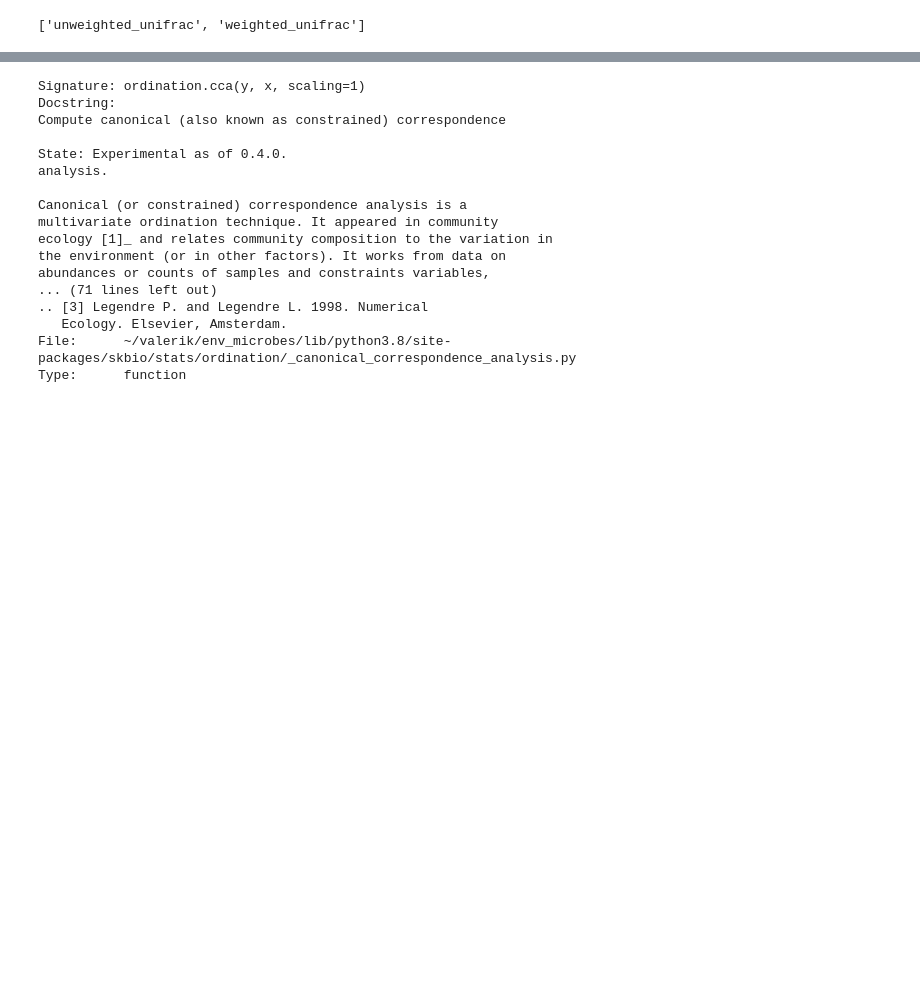
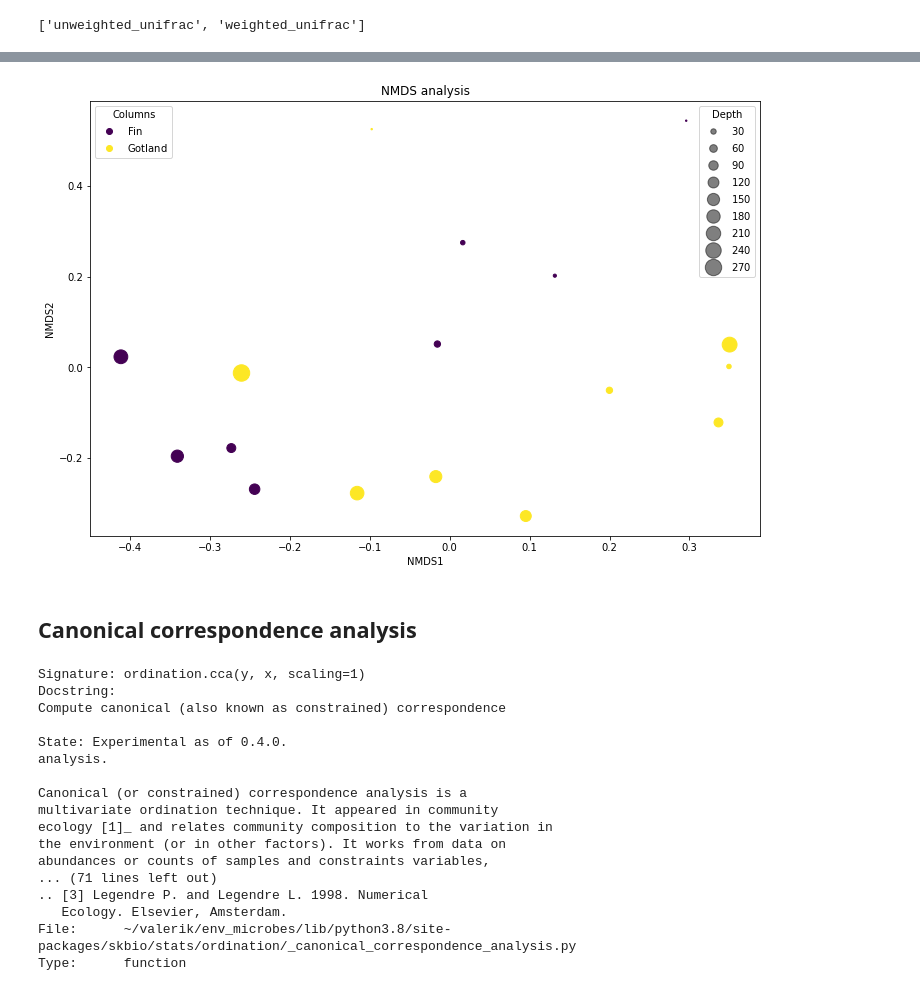
Before and after one commit to kpotoh/valerik, a Jupyter notebook: notebooks/diversity.ipynb, the cells around one changed output, grey strips where cells are left out. Drawn from its saved outputs; the diff is of its cells as text; code cells hidden in the pictures; blank space fills up the shorter version.

```diff
--- a/notebooks/diversity.ipynb
+++ b/notebooks/diversity.ipynb
@@ -171,3 +224,29 @@ dm
+# %%
+# https://matplotlib.org/stable/gallery/lines_bars_and_markers/scatter_with_legend.html
+
+fig, ax = plt.subplots(figsize=(12, 8))
+scatter = ax.scatter(X_transformed[:, 0], X_transformed[:, 1], c=metasamples_ids, s=depth)
+
+# produce a legend with the unique colors from the scatter
+handles0, labels0 = scatter.legend_elements()
+labels0 = [re.sub("(\d)", lambda x: ids2ms[int(x.groups()[0])], labels0[0]), re.sub("(\d)", lambda x: ids2ms[int(x.groups()[0])], labels0[1])]
+
+legend1 = ax.legend(handles0, labels0, loc="upper left", title="Columns")
+ax.add_artist(legend1)
+
+# produce a legend with a cross section of sizes from the scatter
+handles, labels = scatter.legend_elements(prop="sizes", alpha=0.5)
+legend2 = ax.legend(handles, labels, loc="upper right", title="Depth")
+
+plt.xlabel("NMDS1")
+plt.ylabel("NMDS2")
+plt.title("NMDS analysis")
+plt.savefig("../figures/NMDS_braycurtis.png")
+plt.show()
+# %% [output]
+[figure, added]
+# %% [markdown]
+## Canonical correspondence analysis
 # %%
 ordination.cca?
 # %% [output]
```
Also changed, not shown: parts of 14 cells of this notebook, 2 other files.
